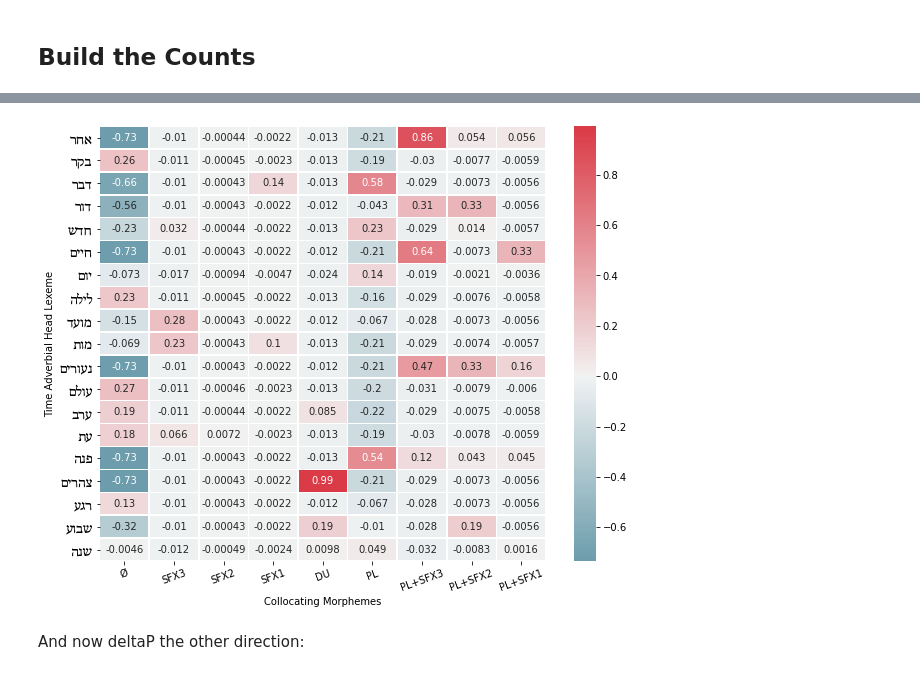
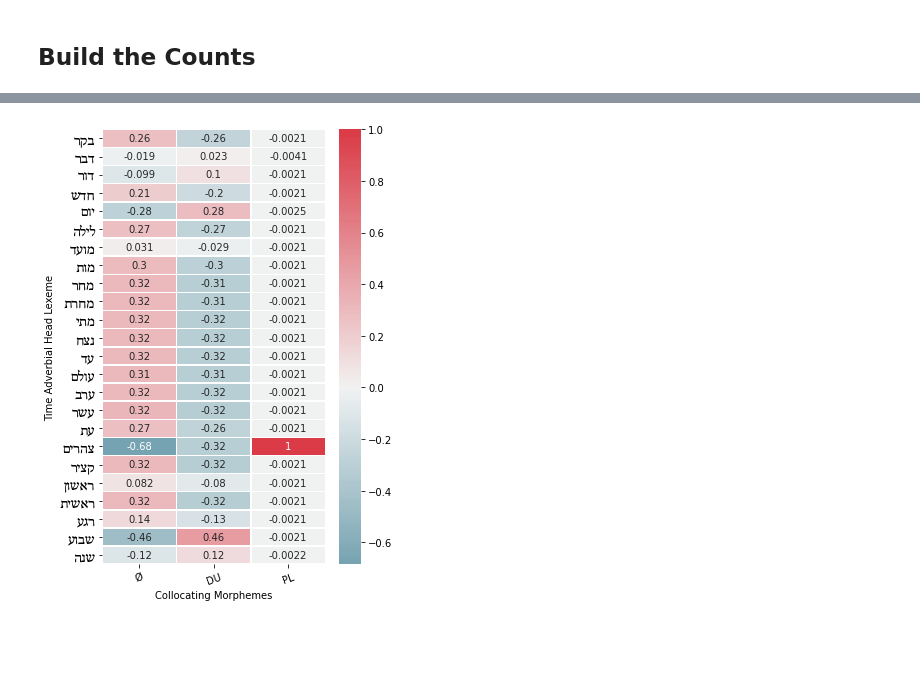
Before and after one commit to CambridgeSemiticsLab/BH_time_collocations, a Jupyter notebook: workflow/notebooks/analysis/morphological_collocations.ipynb, the cells around one changed output, grey strips where cells are left out. Cells and saved outputs as stored; diff of their text form; code cells hidden in the pictures; blank space fills up the shorter version.

```diff
--- a/workflow/notebooks/analysis/morphological_collocations.ipynb
+++ b/workflow/notebooks/analysis/morphological_collocations.ipynb
@@ -62,6 +76,6 @@ morph_df
 # %%
 # prune to top x occurring terms
-lex_ct = morph_df.times_utf8.value_counts()
+lex_ct = df_sg.times_etcbc.value_counts()
 
 lex_ct.head(30)
 # %% [output]
@@ -195,8 +187,0 @@ morph_ct.droplevel([1,2], 0)
-# %%
-# todo: Replace with automatically determined headers
-# headers = pd.DataFrame([
-#     ['no modifier', 'third person suffix']
-# ]
-# )
-
-headers = ['Ø', 'SFX3', 'SFX2', 'SFX1', 'DU', 'PL', 'PL+SFX3', 'PL+SFX2', 'PL+SFX1']
@@ -214,6 +201,6 @@ out.table(
 )
 # %%
 # Apply deltaP
-morph_dp = sig.apply_deltaP(morph_ct2, 0, 1)
-morph_dp.droplevel([1,2],0)
+morph_tm_dp = sig.apply_deltaP(morphct_tm, 0, 1)
+morph_tm_dp.droplevel([1,2],0)
 # %% [output]
@@ -242,0 +245,4 @@ morph_dp.droplevel([1,2],0)
+# %%
+# Apply deltaP
+morph_ph_dp = sig.apply_deltaP(morphct_ph2, 0, 1)
+morph_ph_dp.droplevel([1,2],0)
@@ -243,12 +278,10 @@ morph_dp.droplevel([1,2],0)
 # %%
-fig, ax = plt.subplots(figsize=(10, 8))
-heatmap(morph_dp.droplevel([0,1], 0), ax=ax, square=False, annot=True)
+fig, ax = plt.subplots(figsize=(5, 8))
+heatmap(morph_ph_dp.droplevel([0,1], 0), ax=ax, square=False, annot=True)
 ax.set_yticklabels(ax.get_yticklabels(), size=14, fontfamily='SBL Biblit')
 ax.set_ylabel('Time Adverbial Head Lexeme')
 ax.set_xticklabels(headers, rotation=20)
 ax.set_xlabel('Collocating Morphemes')
-out.plot('headXmorph_ΔP', format='pdf')
+out.plot('headXmorph_ΔP_allphrases', format='pdf')
 # %% [output]
-[figure, old version]
+[figure, new version]
-# %% [markdown]
-And now deltaP the other direction:
```
Also changed, not shown: parts of 34 cells of this notebook, 12 other files.
